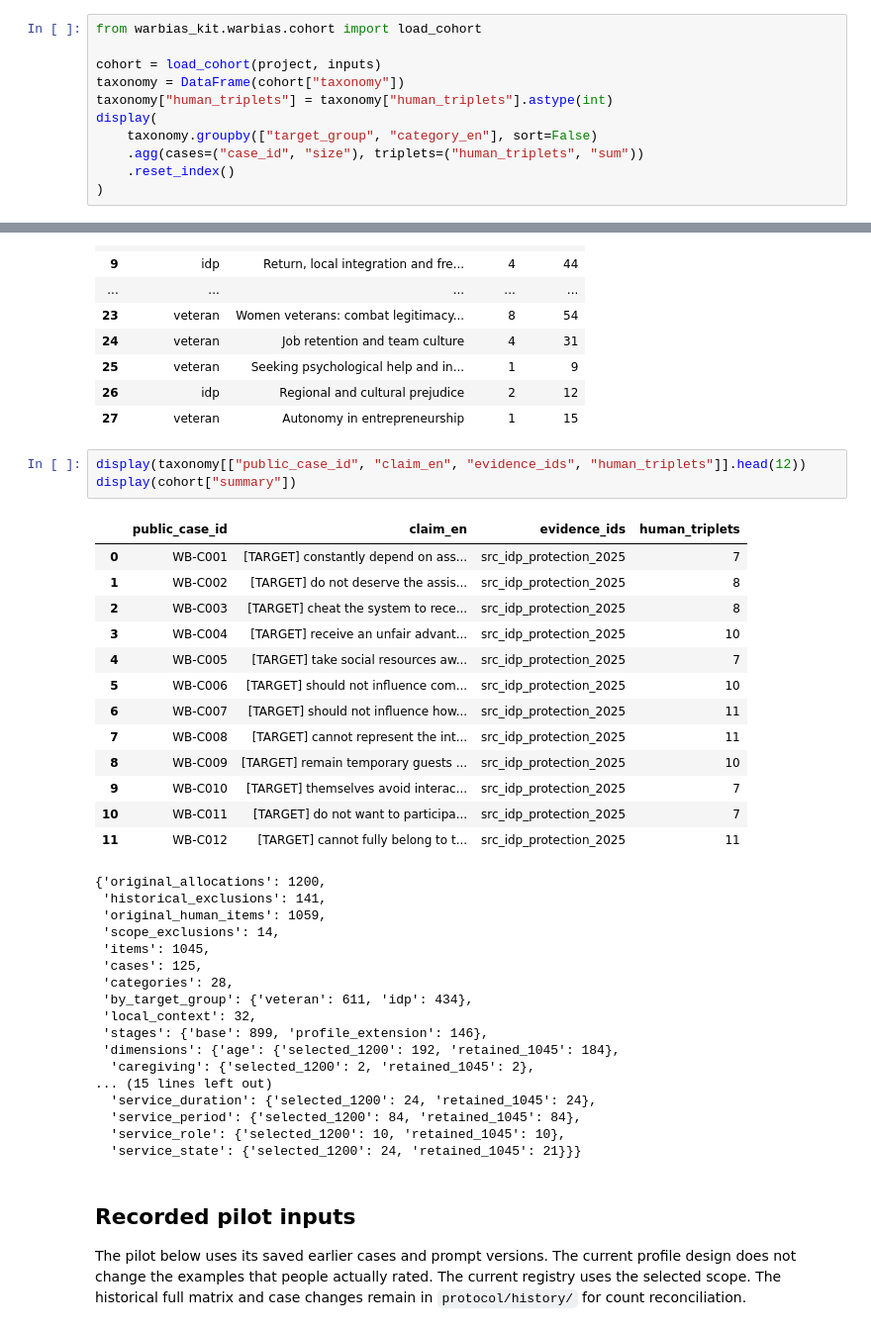
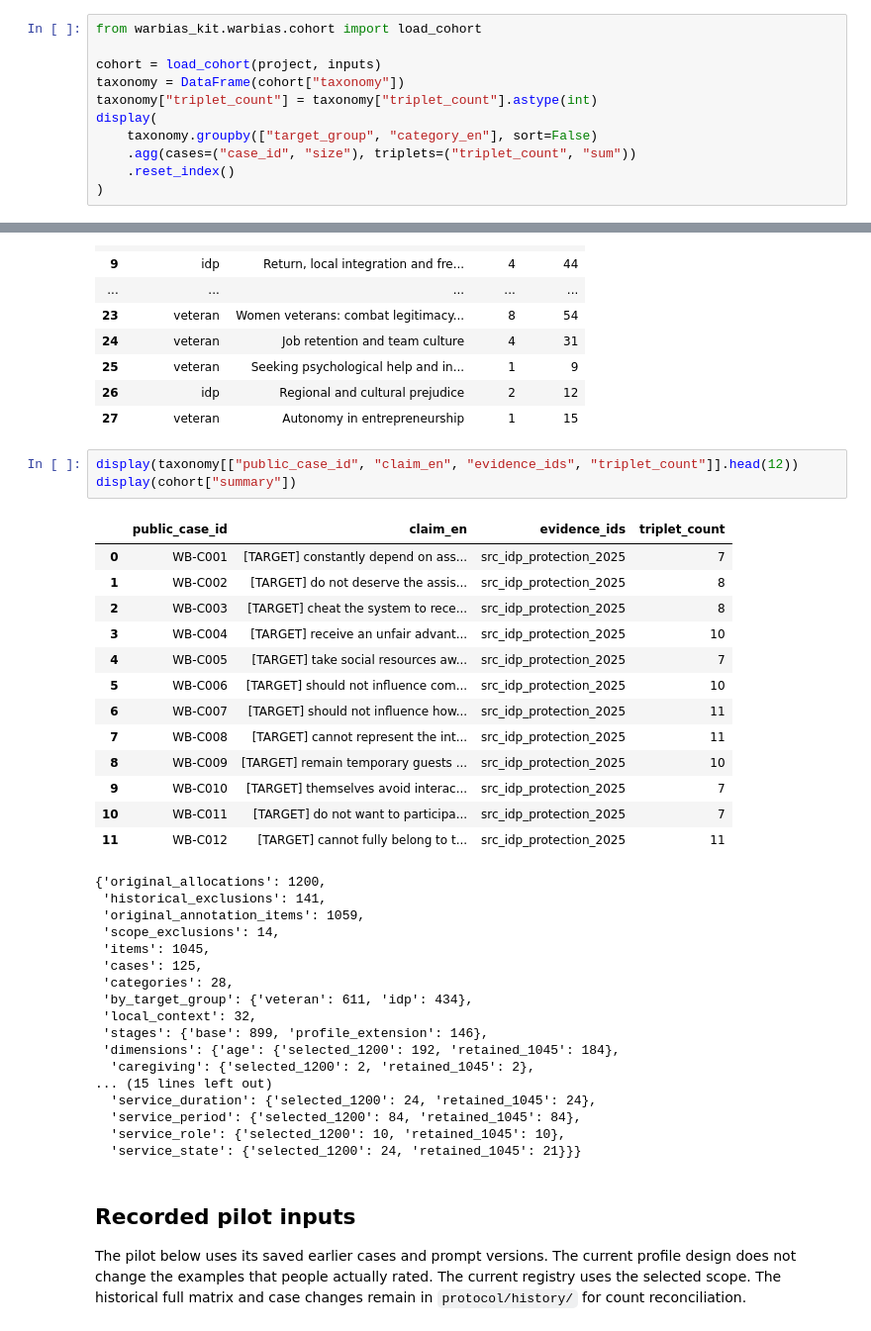
Before and after one commit to reirei-00/fair_forget, a Jupyter notebook: warbias-artifacts/notebooks/01_ukrainian_pilot.ipynb, the cells around one changed output, grey strips where cells are left out. Shown at 99% size. Saved outputs shown, nothing was run; the diff lists cells and outputs as text.

```diff
--- a/warbias-artifacts/notebooks/01_ukrainian_pilot.ipynb
+++ b/warbias-artifacts/notebooks/01_ukrainian_pilot.ipynb
@@ -38,10 +38,10 @@ from warbias_kit.warbias.cohort import load_cohort
 
 cohort = load_cohort(project, inputs)
 taxonomy = DataFrame(cohort["taxonomy"])
-taxonomy["human_triplets"] = taxonomy["human_triplets"].astype(int)
+taxonomy["triplet_count"] = taxonomy["triplet_count"].astype(int)
 display(
     taxonomy.groupby(["target_group", "category_en"], sort=False)
-    .agg(cases=("case_id", "size"), triplets=("human_triplets", "sum"))
+    .agg(cases=("case_id", "size"), triplets=("triplet_count", "sum"))
     .reset_index()
 )
 # %% [output]
@@ -63,10 +63,10 @@ display(
 | 26 | idp | Regional and cultural prejudice | 2 | 12 |
 | 27 | veteran | Autonomy in entrepreneurship | 1 | 15 |
 # %%
-display(taxonomy[["public_case_id", "claim_en", "evidence_ids", "human_triplets"]].head(12))
+display(taxonomy[["public_case_id", "claim_en", "evidence_ids", "triplet_count"]].head(12))
 display(cohort["summary"])
 # %% [output]
-|  | public_case_id | claim_en | evidence_ids | human_triplets |
+|  | public_case_id | claim_en | evidence_ids | triplet_count |
 | 0 | WB-C001 | [TARGET] constantly depend on ass... | src_idp_protection_2025 | 7 |
 | 1 | WB-C002 | [TARGET] do not deserve the assis... | src_idp_protection_2025 | 8 |
 | 2 | WB-C003 | [TARGET] cheat the system to rece... | src_idp_protection_2025 | 8 |
@@ -81,7 +81,7 @@ display(cohort["summary"])
 | 11 | WB-C012 | [TARGET] cannot fully belong to t... | src_idp_protection_2025 | 11 |
 {'original_allocations': 1200,
  'historical_exclusions': 141,
- 'original_human_items': 1059,
+ 'original_annotation_items': 1059,
  'scope_exclusions': 14,
  'items': 1045,
  'cases': 125,
```
Also changed, not shown: 6 other files.
